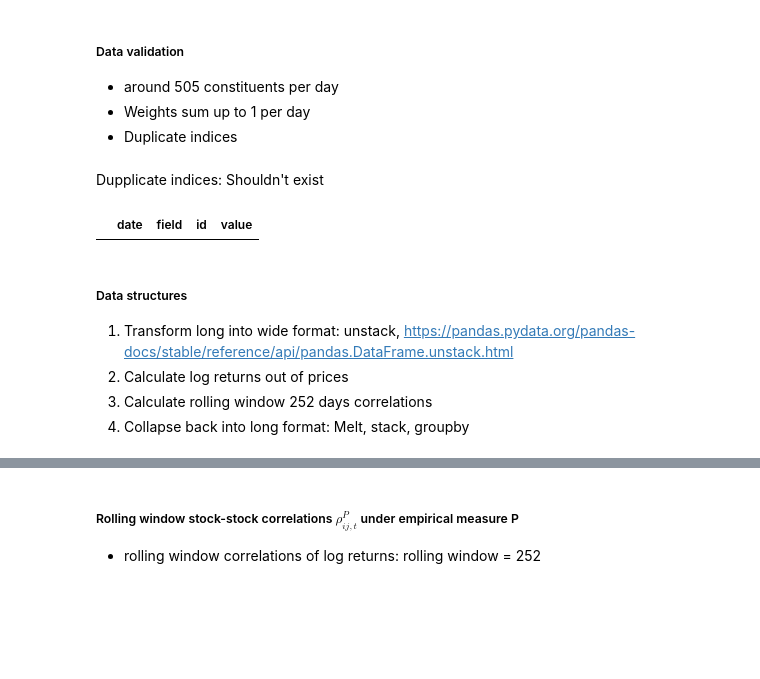
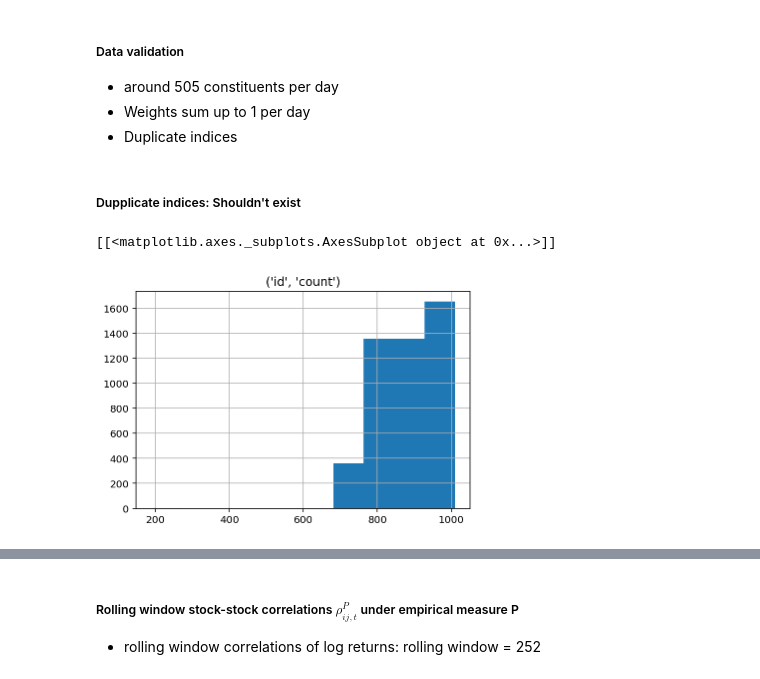
Before and after one commit to tobikuhlmann/option_implied_betas, a Jupyter notebook: data_engineering_single_stock_prices.ipynb, the cells around one changed output, grey strips where cells are left out. Drawn from its saved outputs; the diff is of its cells as text; code cells hidden in the pictures; blank space fills up the shorter version.

```diff
--- a/data_engineering_single_stock_prices.ipynb
+++ b/data_engineering_single_stock_prices.ipynb
@@ -188,15 +218,11 @@ sp_fund_long_output.to_csv('../Option_Implied_Beta_Tobias/processed_data/sp500_s
 - Weights sum up to 1 per day
 - Duplicate indices
 # %% [markdown]
-Dupplicate indices: Shouldn't exist
+##### Dupplicate indices: Shouldn't exist
-# %%
-duplicateRowsDF = sp_fund_long[sp_fund_long.duplicated()]
-duplicateRowsDF
-# %% [output]
-|  | date | field | id | value |
-# %% [markdown]
-##### Data structures
-1. Transform long into wide format: unstack, https://pandas.pydata.org/pandas-docs/stable/reference/api/pandas.DataFrame.unstack.html
-2. Calculate log returns out of prices
-3. Calculate rolling window 252 days correlations
-4. Collapse back into long format: Melt, stack, groupby
+# %%
+print(sp_fund_long.groupby(by=['date']).agg({'id': ['count']}).hist())
+assert (sp_fund_wide.groupby(by=['date']).agg({'weight': ['sum']}).round(decimals=2) == 1.00).all().values, 'Weights don\'t add up to 1.00'
+assert sp_fund_long[sp_fund_long.duplicated()].shape[0] == 0
+# %% [output]
+[[<matplotlib.axes._subplots.AxesSubplot object at 0x...>]]
+[figure, added]
```
Also changed, not shown: parts of 18 cells of this notebook, 6 other files.
